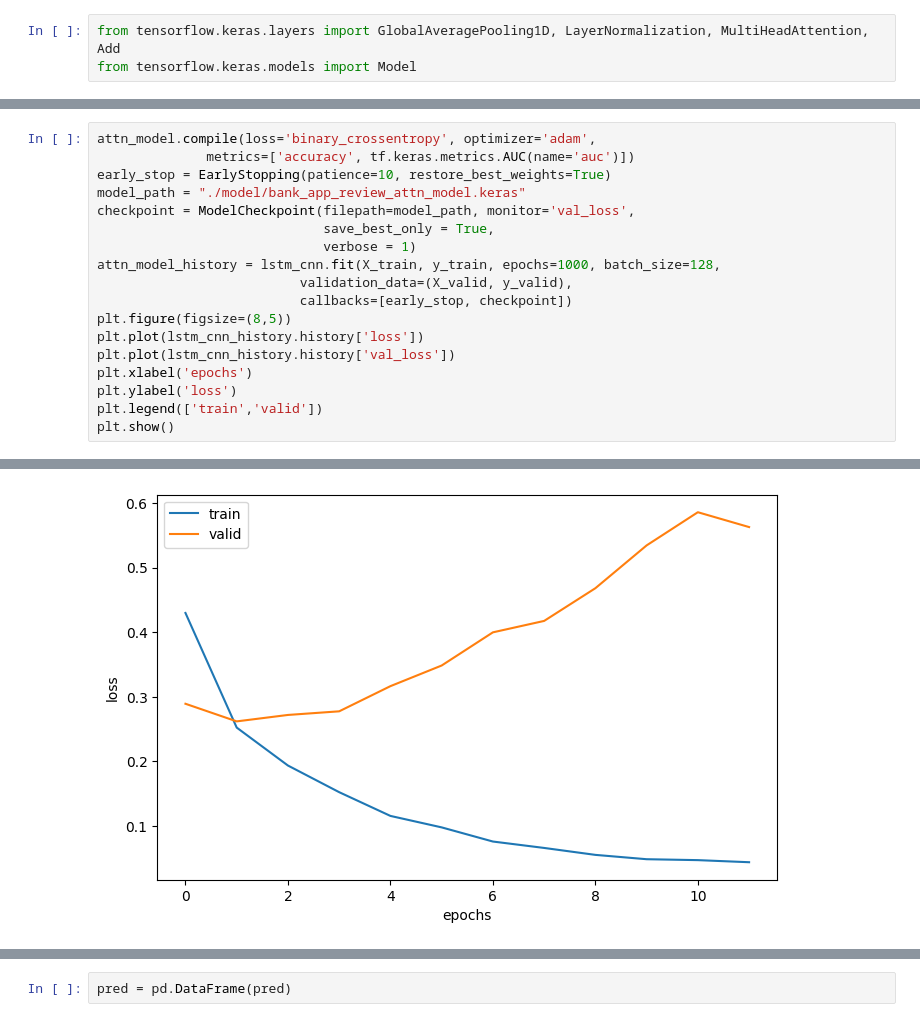
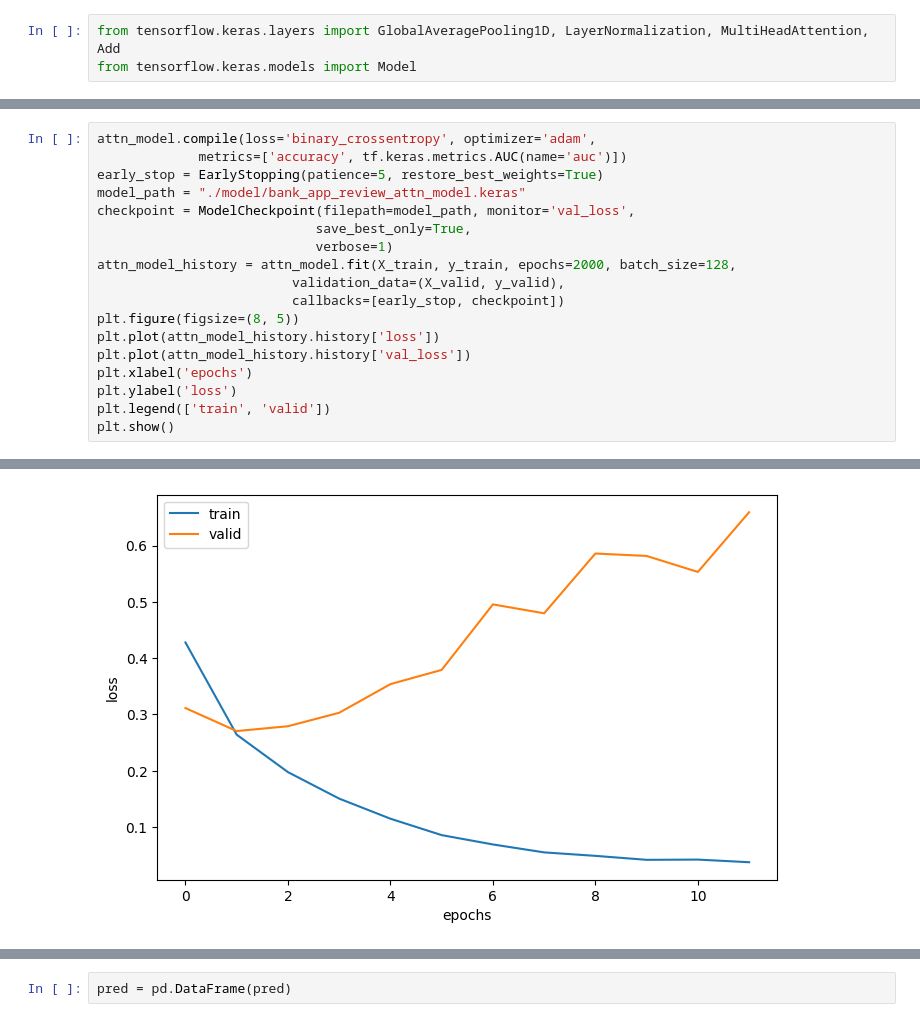
Before and after one commit to LongS1eeper/fintech_service_2nd, a Jupyter notebook: 06deep_learning/11RNN으로_금융앱리뷰_분석하기.ipynb, the cells around one changed output, grey strips where cells are left out. Cells and saved outputs as stored; diff of their text form.

```diff
--- a/06deep_learning/11RNN으로_금융앱리뷰_분석하기.ipynb
+++ b/06deep_learning/11RNN으로_금융앱리뷰_분석하기.ipynb
@@ -565,21 +556,21 @@ Model: "functional_18"
  Non-trainable params: 0 (0.00 B)
 # %%
 attn_model.compile(loss='binary_crossentropy', optimizer='adam',
-              metrics=['accuracy', tf.keras.metrics.AUC(name='auc')])
-early_stop = EarlyStopping(patience=10, restore_best_weights=True)
+             metrics=['accuracy', tf.keras.metrics.AUC(name='auc')])
+early_stop = EarlyStopping(patience=5, restore_best_weights=True)
 model_path = "./model/bank_app_review_attn_model.keras"
 checkpoint = ModelCheckpoint(filepath=model_path, monitor='val_loss',
-                             save_best_only = True,
-                             verbose = 1)
-attn_model_history = lstm_cnn.fit(X_train, y_train, epochs=1000, batch_size=128,
-                          validation_data=(X_valid, y_valid),
-                          callbacks=[early_stop, checkpoint])
-plt.figure(figsize=(8,5))
-plt.plot(lstm_cnn_history.history['loss'])
-plt.plot(lstm_cnn_history.history['val_loss'])
+                            save_best_only=True,
+                            verbose=1)
+attn_model_history = attn_model.fit(X_train, y_train, epochs=2000, batch_size=128,
+                         validation_data=(X_valid, y_valid),
+                         callbacks=[early_stop, checkpoint])
+plt.figure(figsize=(8, 5))
+plt.plot(attn_model_history.history['loss'])
+plt.plot(attn_model_history.history['val_loss'])
 plt.xlabel('epochs')
 plt.ylabel('loss')
-plt.legend(['train','valid'])
+plt.legend(['train', 'valid'])
 plt.show()
 # %% [output]
 Epoch 1/1000
@@ -602,4 +593,4 @@ Epoch 11: val_loss did not improve from 0.28784
-[figure, old version]
+[figure, new version]
 # %%
 print(attn_model.evaluate(X_valid, y_valid))
 # %% [output]
```
Also changed, not shown: parts of 25 cells of this notebook, 3 other files.
